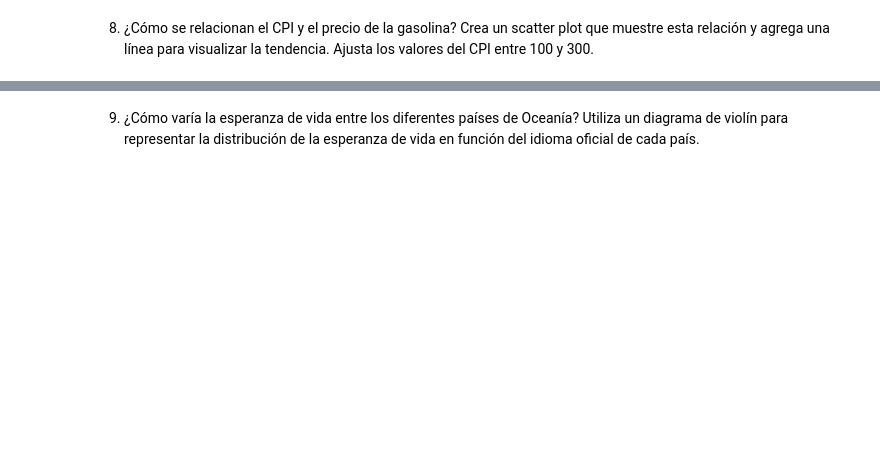
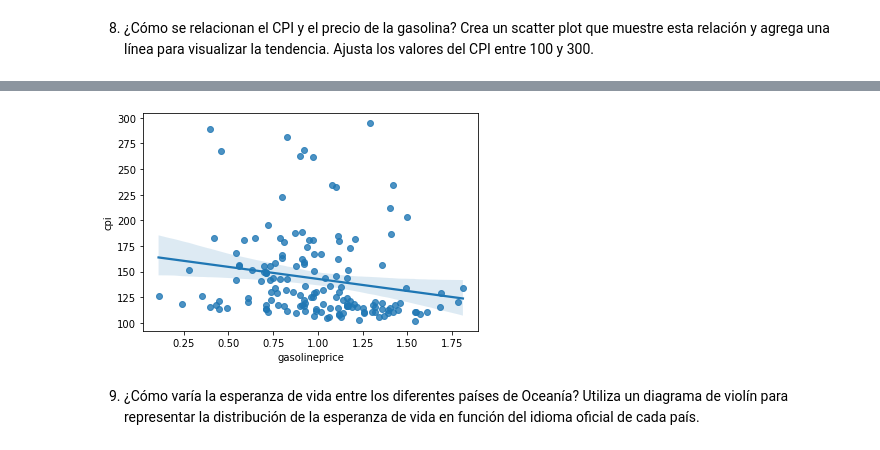
Before and after one commit to Adalab/Promo-F-da-modulo3-sprint2-pairprogramming_Reyes_Marga, a Jupyter notebook: 7_pair_visualizacion.ipynb, the cells around one changed output, grey strips where cells are left out. Drawn from its saved outputs; the diff is of its cells as text; code cells hidden in the pictures; blank space fills up the shorter version.

```diff
--- a/7_pair_visualizacion.ipynb
+++ b/7_pair_visualizacion.ipynb
@@ -179,2 +229,4 @@ df_pair.columns
 # %% [markdown]
 8. ¿Cómo se relacionan el CPI y el precio de la gasolina? Crea un scatter plot que muestre esta relación y agrega una línea para visualizar la tendencia. Ajusta los valores del CPI entre 100 y 300.
+# %%
+df_scatter=  df_pair[df_pair['cpi'].between(100, 300, inclusive=True)]
@@ -181,2 +242,6 @@ df_pair.columns
+# %%
+sns.regplot(x='gasolineprice', y= 'cpi', data=df_scatter);
+# %% [output]
+[figure, added]
 # %% [markdown]
 9. ¿Cómo varía la esperanza de vida entre los diferentes países de Oceanía? Utiliza un diagrama de violín para representar la distribución de la esperanza de vida en función del idioma oficial de cada país.
```
Also changed, not shown: parts of 17 cells of this notebook.
